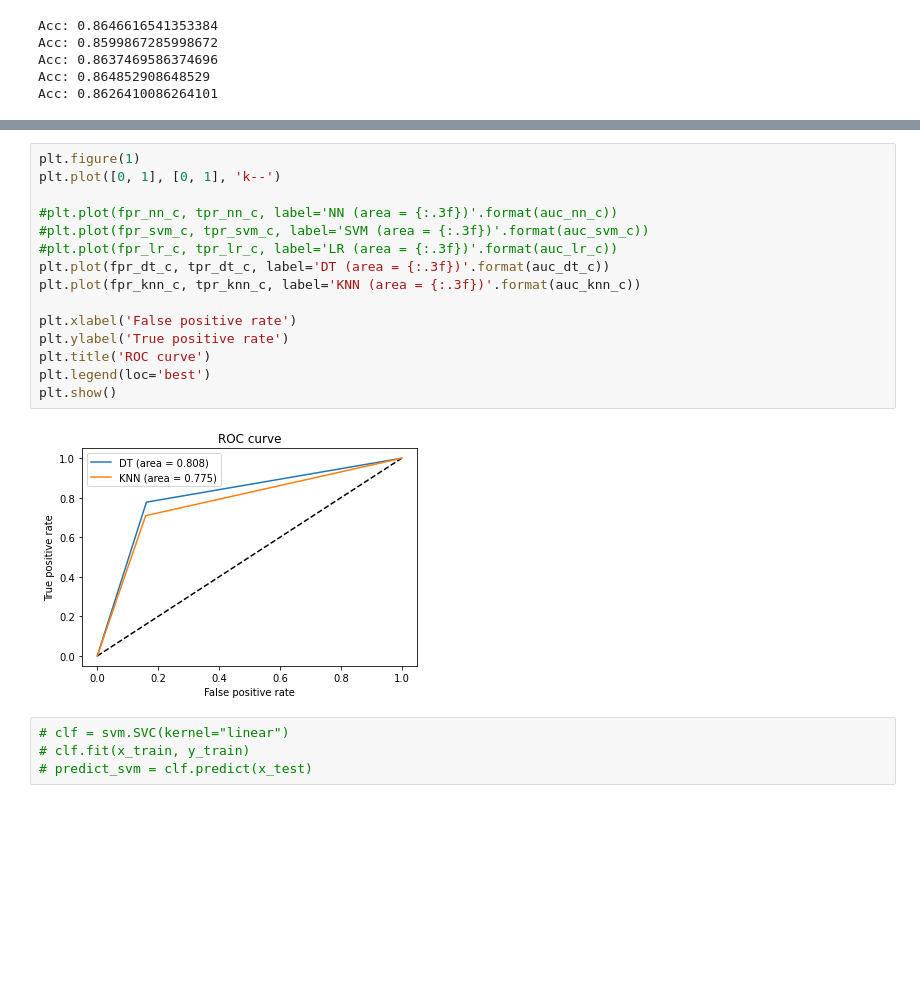
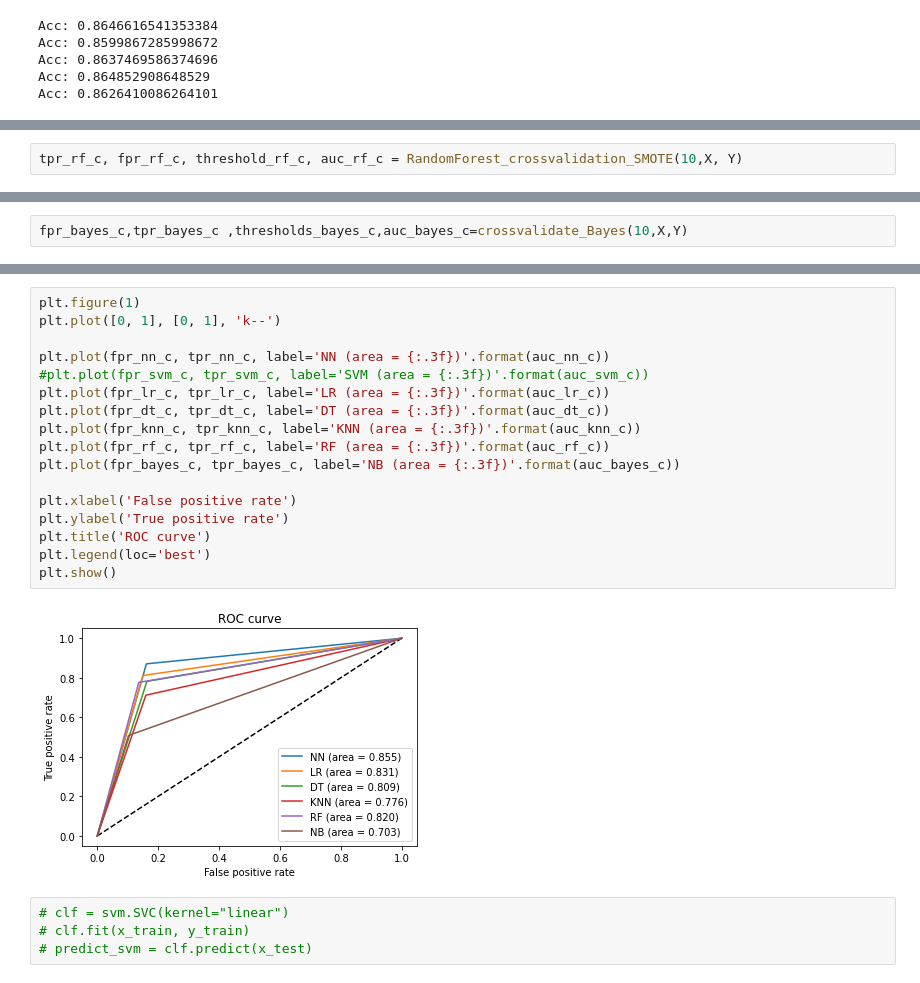
Before and after one commit to rahbarahsan/Bank-Marketing, a Jupyter notebook: Bank-marketting.ipynb, the cells around one changed output, grey strips where cells are left out. Drawn from its saved outputs; the diff is of its cells as text; blank space fills up the shorter version.

Commit message:
Naive Bayes added

```diff
--- a/Bank-marketting.ipynb
+++ b/Bank-marketting.ipynb
@@ -1080,0 +1111,2 @@ AUC: 0.7752558455735272
+# %%
+tpr_rf_c, fpr_rf_c, threshold_rf_c, auc_rf_c = RandomForest_crossvalidation_SMOTE(10,X, Y)
@@ -1080,0 +1145,2 @@ AUC: 0.7752558455735272
+# %%
+fpr_bayes_c,tpr_bayes_c ,thresholds_bayes_c,auc_bayes_c=crossvalidate_Bayes(10,X,Y)
@@ -1098,20 +1184,22 @@ plt.show()
 # %%
 plt.figure(1)
 plt.plot([0, 1], [0, 1], 'k--')
 
-#plt.plot(fpr_nn_c, tpr_nn_c, label='NN (area = {:.3f})'.format(auc_nn_c))
+plt.plot(fpr_nn_c, tpr_nn_c, label='NN (area = {:.3f})'.format(auc_nn_c))
 #plt.plot(fpr_svm_c, tpr_svm_c, label='SVM (area = {:.3f})'.format(auc_svm_c))
-#plt.plot(fpr_lr_c, tpr_lr_c, label='LR (area = {:.3f})'.format(auc_lr_c))
+plt.plot(fpr_lr_c, tpr_lr_c, label='LR (area = {:.3f})'.format(auc_lr_c))
 plt.plot(fpr_dt_c, tpr_dt_c, label='DT (area = {:.3f})'.format(auc_dt_c))
 plt.plot(fpr_knn_c, tpr_knn_c, label='KNN (area = {:.3f})'.format(auc_knn_c))
+plt.plot(fpr_rf_c, tpr_rf_c, label='RF (area = {:.3f})'.format(auc_rf_c))
+plt.plot(fpr_bayes_c, tpr_bayes_c, label='NB (area = {:.3f})'.format(auc_bayes_c))
 
 plt.xlabel('False positive rate')
 plt.ylabel('True positive rate')
 plt.title('ROC curve')
 plt.legend(loc='best')
 plt.show()
 # %% [output]
-[figure, old version]
+[figure, new version]
 # %%
 # clf = svm.SVC(kernel="linear")
 # clf.fit(x_train, y_train)
```
Also changed, not shown: parts of 18 cells of this notebook.
